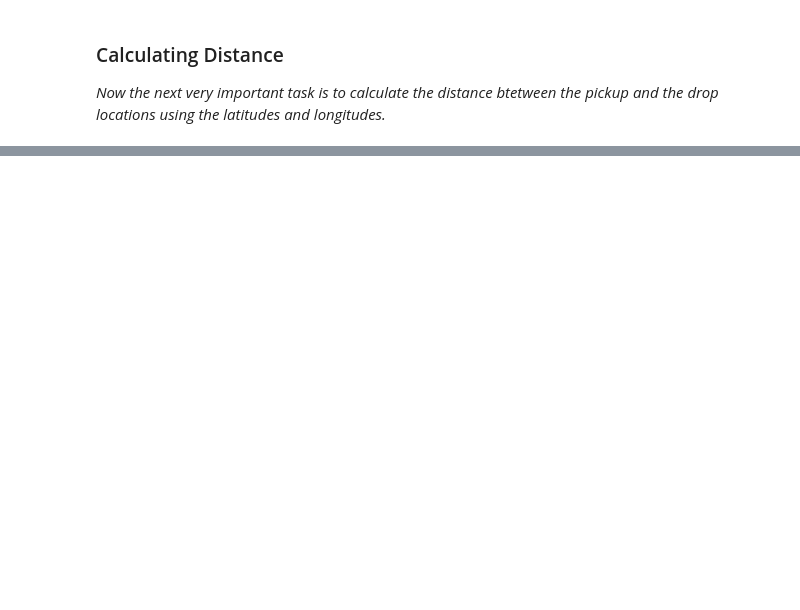
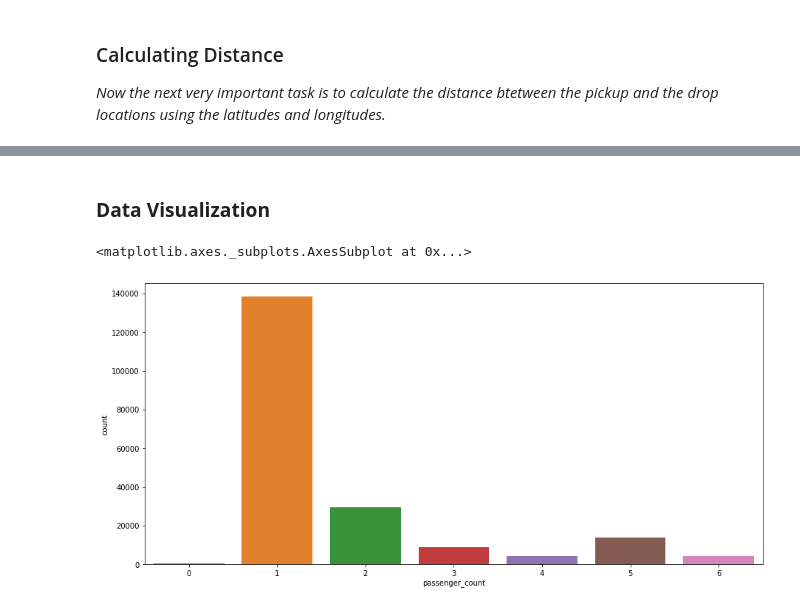
Before and after one commit to saahilahujaa/Passenger-Fare-Amount-Prediction, a Jupyter notebook: Passenger_Fare_Amount_Prediction.ipynb, the cells around one changed output, grey strips where cells are left out. Cells and saved outputs as stored; diff of their text form; code cells hidden in the pictures; blank space fills up the shorter version.

```diff
--- a/Passenger_Fare_Amount_Prediction.ipynb
+++ b/Passenger_Fare_Amount_Prediction.ipynb
@@ -295,5 +325,3 @@ There are 708 such data point where the passenger_count is equal to 0.
 ### Calculating Distance
 
 *Now the next very important task is to calculate the distance btetween the pickup and the drop locations using the latitudes and longitudes.*
-# %%
-df['distance'] = hs.haversine((df['pickup_latitude'], df['pickup_longitude']), (df['dropoff_latitude'], df['dropoff_longitude']))
@@ -319,0 +328,26 @@ hs.haversine?
+# %%
+# As we know that we have been given the pickup longitute and latitude values and same for the dropoff.
+# So we need to calculate the distance using the haversine formula and we will create a new variable called distance
+def haversine(a):
+    lon1=a[0]
+    lat1=a[1]
+    lon2=a[2]
+    lat2=a[3]
+    """
+    Calculate the great circle distance between two points
+    on the earth (specified in decimal degrees)
+    """
+    # convert decimal degrees to radians
+    lon1, lat1, lon2, lat2 = map(radians, [lon1, lat1, lon2, lat2])
+
+    # haversine formula
+    dlon = lon2 - lon1
+    dlat = lat2 - lat1
+    a = sin(dlat/2)**2 + cos(lat1) * cos(lat2) * sin(dlon/2)**2
+    c =  2 * asin(sqrt(a))
+    # Radius of earth in kilometers is 6371
+    km = 6371* c
+    return km
+# %%
+# Making a new column distance where we'll apply the haversine function created above.
+df['distance'] = df[['pickup_longitude','pickup_latitude','dropoff_longitude','dropoff_latitude']].apply(haversine,axis=1)
@@ -319,0 +396,3 @@ hs.haversine?
+# %%
+drop = ['pickup_datetime', 'pickup_longitude', 'pickup_latitude','dropoff_longitude', 'dropoff_latitude', 'Minute']
+df = df.drop(drop, axis = 1)
@@ -319,0 +408,9 @@ hs.haversine?
+# %% [markdown]
+### **Data Visualization**
+# %%
+# Count plot on passenger count
+plt.figure(figsize=(15,7))
+sns.countplot(x = "passenger_count", data=df)
+# %% [output]
+<matplotlib.axes._subplots.AxesSubplot at 0x...>
+[figure, added]
```
Also changed, not shown: parts of 82 cells of this notebook.
